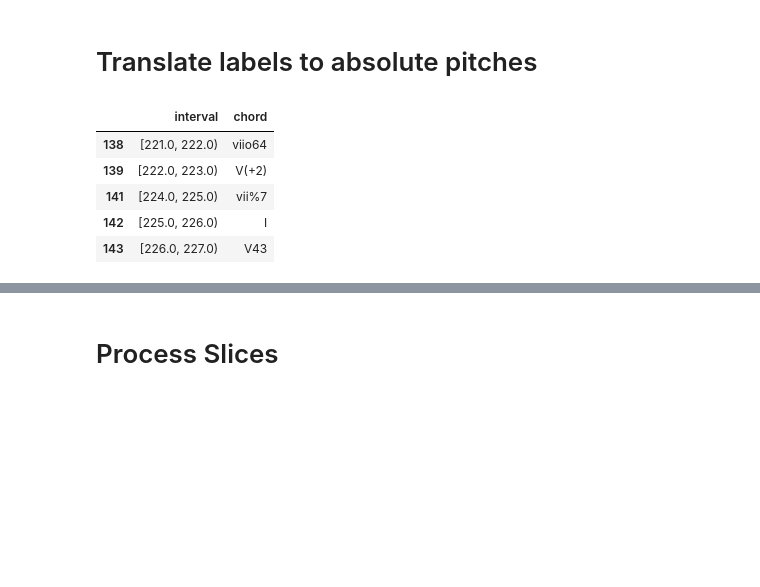
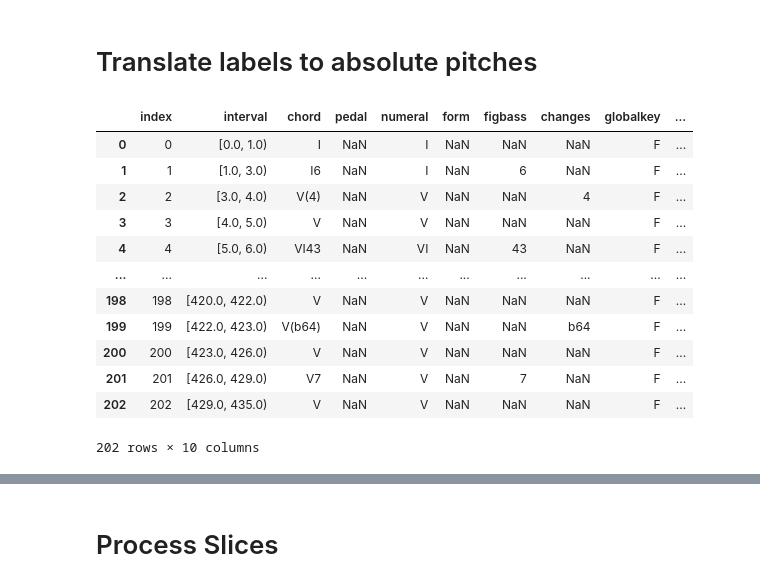
Before and after one commit to judah-daniels/protovoices-haskell, a Jupyter notebook: preprocessing/preprocess.ipynb, the cells around one changed output, grey strips where cells are left out. Cells and saved outputs as stored; diff of their text form; code cells hidden in the pictures; blank space fills up the shorter version.

```diff
--- a/preprocessing/preprocess.ipynb
+++ b/preprocessing/preprocess.ipynb
@@ -95,0 +102,16 @@ chordz = chordz.reset_index()
+# %%
+clean_chords
+# %% [output]
+|  | index | interval | chord | pedal | numeral | form | figbass | changes | globalkey | ... |
+| 0 | 0 | [0.0, 1.0) | I | NaN | I | NaN | NaN | NaN | F | ... |
+| 1 | 1 | [1.0, 3.0) | I6 | NaN | I | NaN | 6 | NaN | F | ... |
+| 2 | 2 | [3.0, 4.0) | V(4) | NaN | V | NaN | NaN | 4 | F | ... |
+| 3 | 3 | [4.0, 5.0) | V | NaN | V | NaN | NaN | NaN | F | ... |
+| 4 | 4 | [5.0, 6.0) | VI43 | NaN | VI | NaN | 43 | NaN | F | ... |
+| ... | ... | ... | ... | ... | ... | ... | ... | ... | ... | ... |
+| 198 | 198 | [420.0, 422.0) | V | NaN | V | NaN | NaN | NaN | F | ... |
+| 199 | 199 | [422.0, 423.0) | V(b64) | NaN | V | NaN | NaN | b64 | F | ... |
+| 200 | 200 | [423.0, 426.0) | V | NaN | V | NaN | NaN | NaN | F | ... |
+| 201 | 201 | [426.0, 429.0) | V7 | NaN | V | NaN | 7 | NaN | F | ... |
+| 202 | 202 | [429.0, 435.0) | V | NaN | V | NaN | NaN | NaN | F | ... |
+202 rows × 10 columns
@@ -102,9 +123,0 @@ chordsAbs = clean_chords.copy()[['interval', 'chord']]
-# %%
-chordsAbs.loc[138:143]
-# %% [output]
-|  | interval | chord |
-| 138 | [221.0, 222.0) | viio64 |
-| 139 | [222.0, 223.0) | V(+2) |
-| 141 | [224.0, 225.0) | vii%7 |
-| 142 | [225.0, 226.0) | I |
-| 143 | [226.0, 227.0) | V43 |
```
Also changed, not shown: parts of 26 cells of this notebook.
